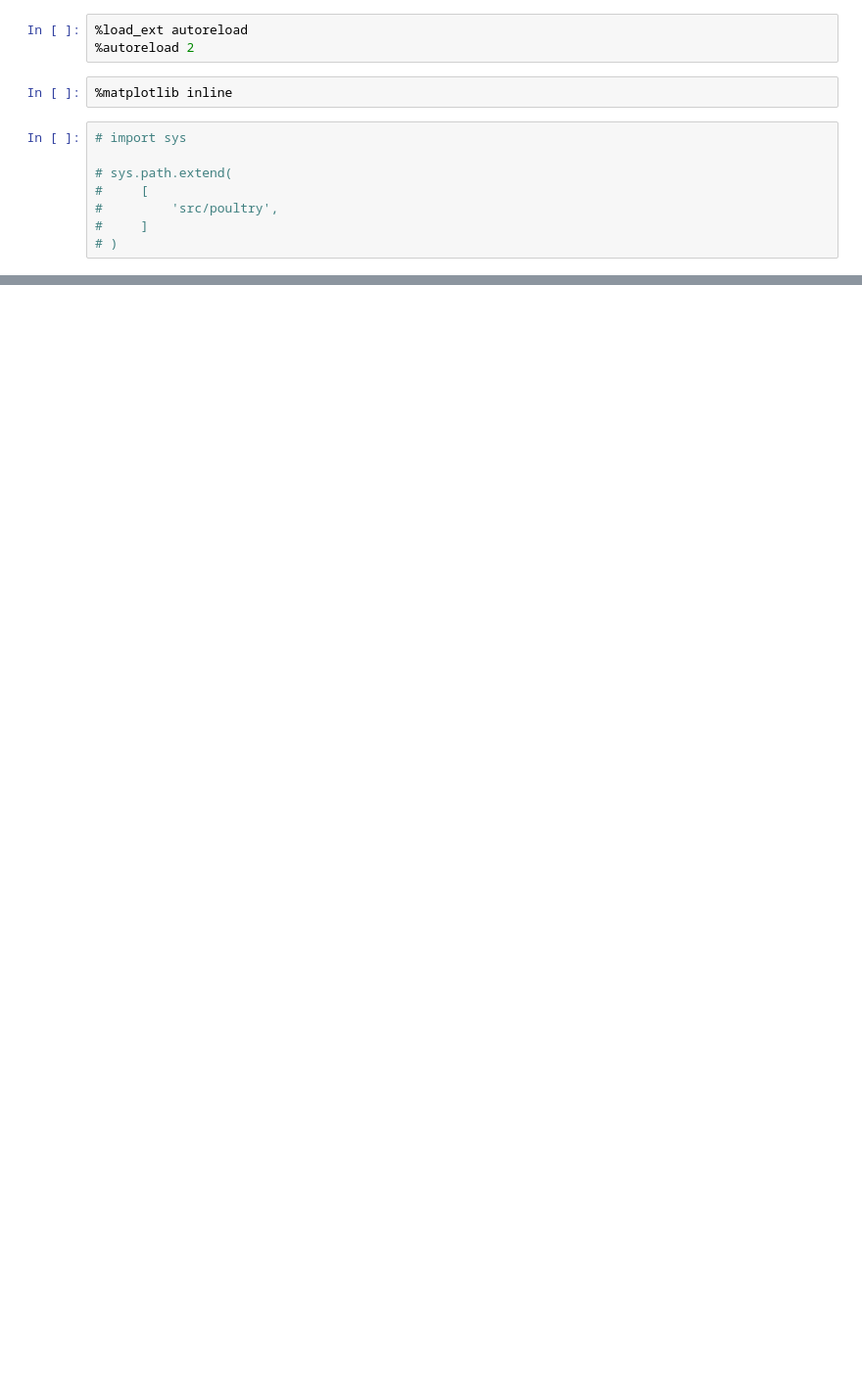
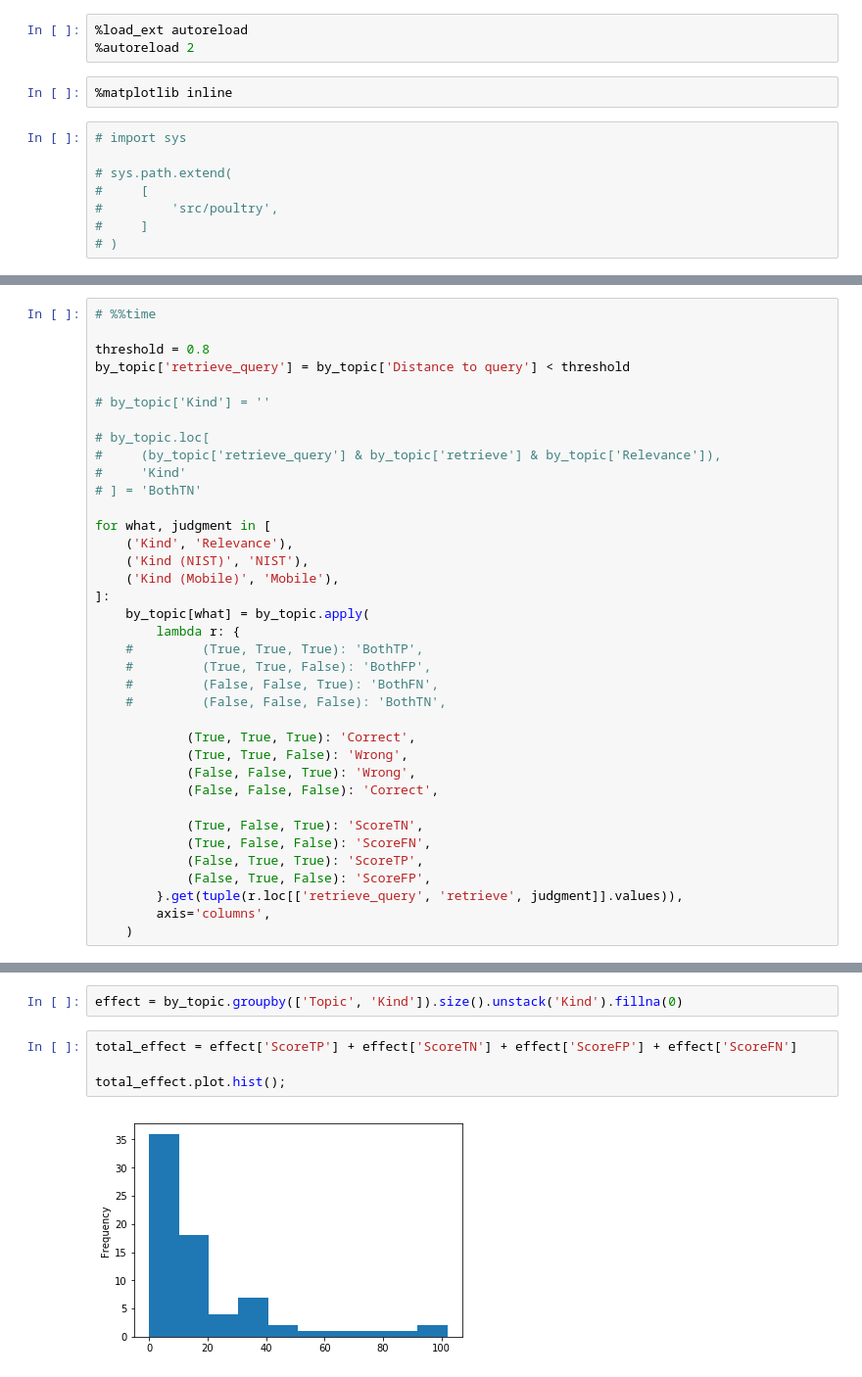
Before and after one commit to dimazest/flock, a Jupyter notebook: rocchio.ipynb, the cells around one changed output, grey strips where cells are left out. Shown: that part at 98% size. Drawn from its saved outputs; the diff is of its cells as text; blank space fills up the shorter version.

```diff
--- a/rocchio.ipynb
+++ b/rocchio.ipynb
@@ -253,0 +146,37 @@ point.sort_values(
+# %%
+# %%time
+
+threshold = 0.8
+by_topic['retrieve_query'] = by_topic['Distance to query'] < threshold
+
+# by_topic['Kind'] = ''
+
+# by_topic.loc[
+#     (by_topic['retrieve_query'] & by_topic['retrieve'] & by_topic['Relevance']),
+#     'Kind'
+# ] = 'BothTN'
+
+for what, judgment in [
+    ('Kind', 'Relevance'),
+    ('Kind (NIST)', 'NIST'),
+    ('Kind (Mobile)', 'Mobile'),
+]:
+    by_topic[what] = by_topic.apply(
+        lambda r: {
+    #         (True, True, True): 'BothTP',
+    #         (True, True, False): 'BothFP',
+    #         (False, False, True): 'BothFN',
+    #         (False, False, False): 'BothTN',
+
+            (True, True, True): 'Correct',
+            (True, True, False): 'Wrong',
+            (False, False, True): 'Wrong',
+            (False, False, False): 'Correct',
+
+            (True, False, True): 'ScoreTN',
+            (True, False, False): 'ScoreFN',
+            (False, True, True): 'ScoreTP',
+            (False, True, False): 'ScoreFP',
+        }.get(tuple(r.loc[['retrieve_query', 'retrieve', judgment]].values)),
+        axis='columns',
+    )
@@ -253,0 +231,8 @@ point.sort_values(
+# %%
+effect = by_topic.groupby(['Topic', 'Kind']).size().unstack('Kind').fillna(0)
+# %%
+total_effect = effect['ScoreTP'] + effect['ScoreTN'] + effect['ScoreFP'] + effect['ScoreFN']
+
+total_effect.plot.hist();
+# %% [output]
+[figure, added]
```
Also changed, not shown: parts of 53 cells of this notebook.
